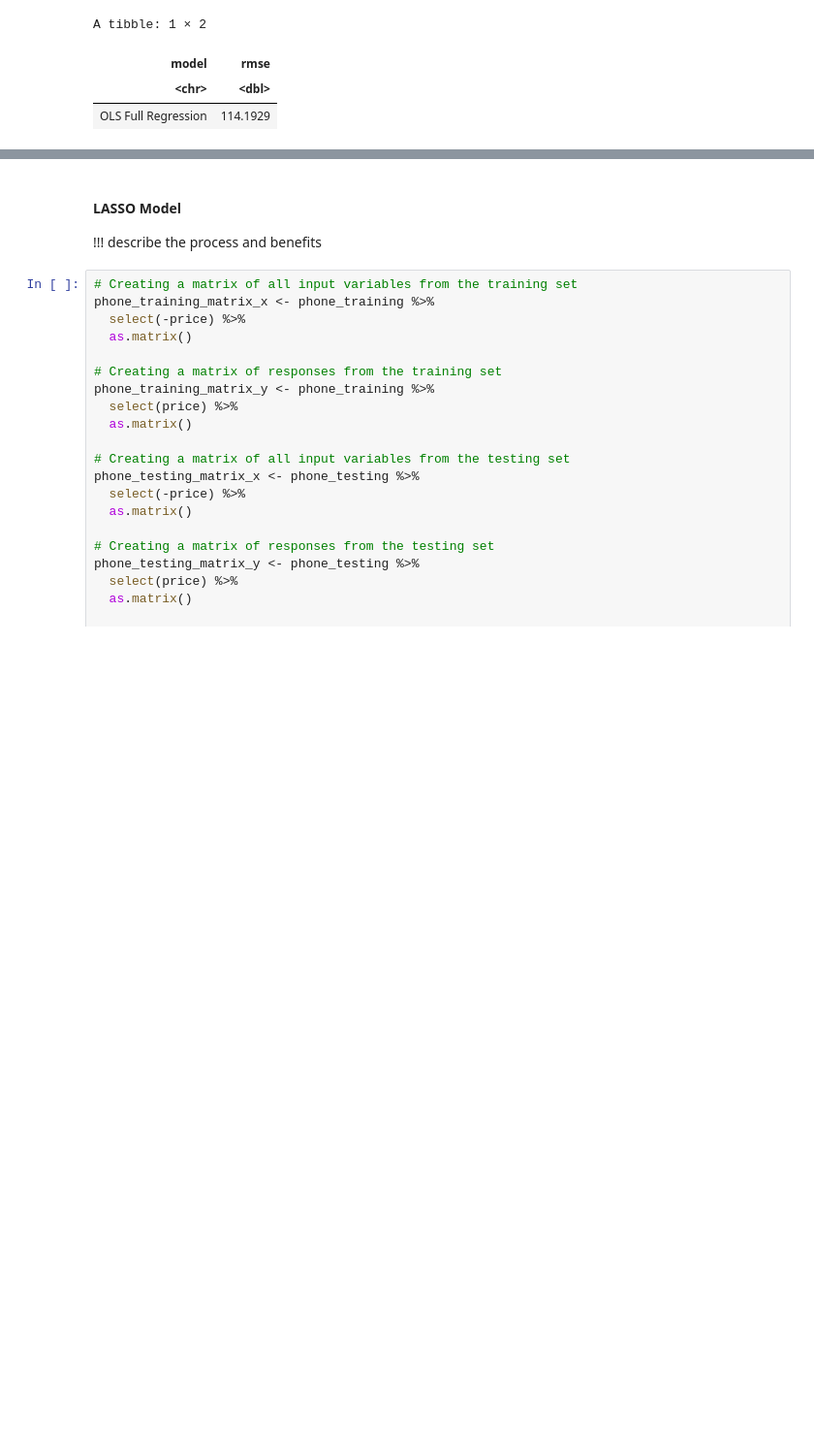
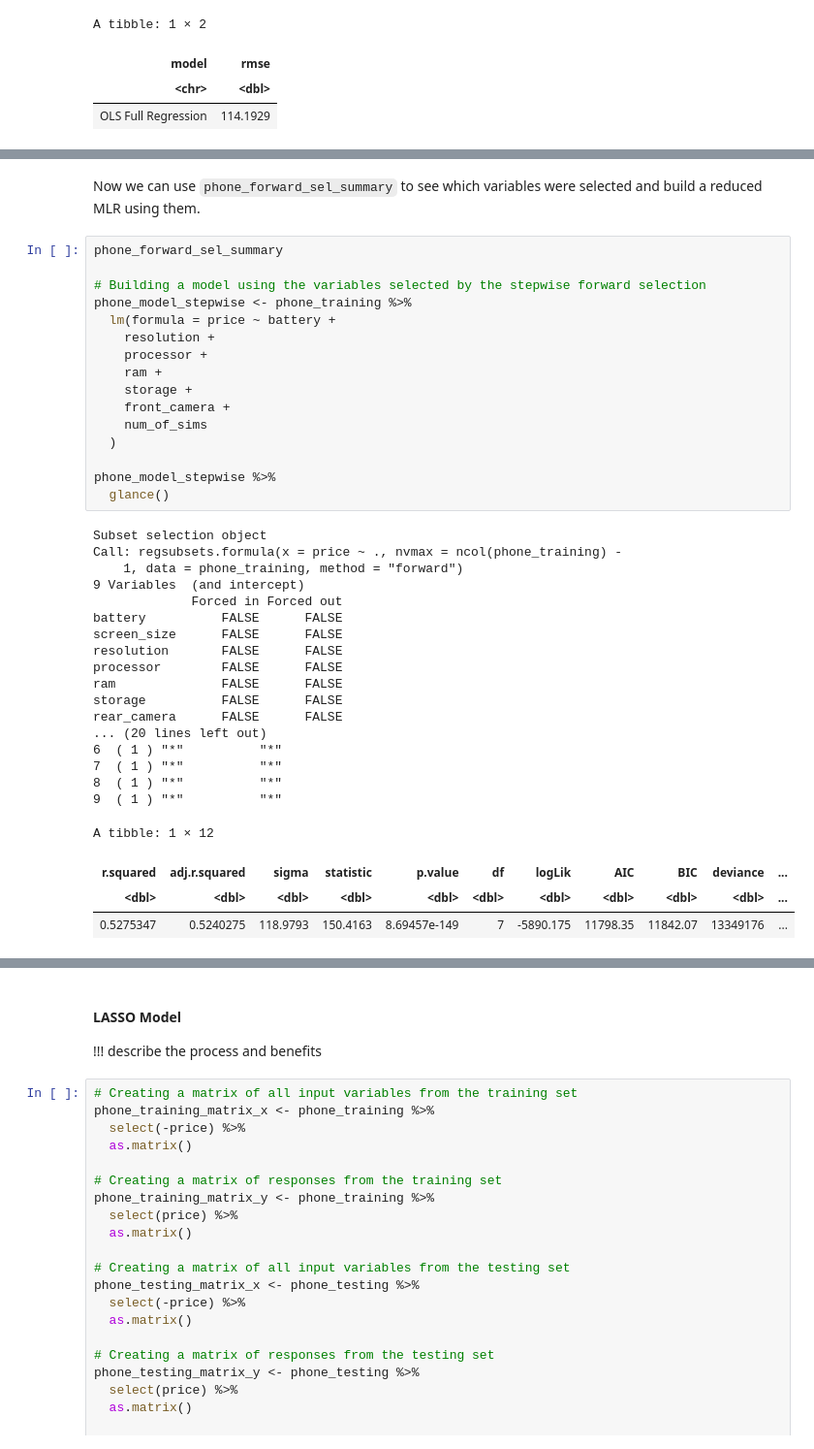
Before and after one commit to Ihor16/stat-301-project, a Jupyter notebook: FinalReport.ipynb, the cells around one changed output, grey strips where cells are left out. Shown at 97% size. Saved outputs shown, nothing was run; the diff lists cells and outputs as text; blank space fills up the shorter version.

```diff
--- a/FinalReport.ipynb
+++ b/FinalReport.ipynb
@@ -629,0 +574,40 @@ A tibble: 2 × 2
+# %% [markdown]
+Now we can use `phone_forward_sel_summary` to see which variables were selected and build a reduced MLR using them.
+# %%
+phone_forward_sel_summary
+
+# Building a model using the variables selected by the stepwise forward selection
+phone_model_stepwise <- phone_training %>%
+  lm(formula = price ~ battery +
+    resolution +
+    processor +
+    ram +
+    storage +
+    front_camera +
+    num_of_sims
+  )
+
+phone_model_stepwise %>%
+  glance()
+# %% [output]
+Subset selection object
+Call: regsubsets.formula(x = price ~ ., nvmax = ncol(phone_training) -
+    1, data = phone_training, method = "forward")
+9 Variables  (and intercept)
+             Forced in Forced out
+battery          FALSE      FALSE
+screen_size      FALSE      FALSE
+resolution       FALSE      FALSE
+processor        FALSE      FALSE
+ram              FALSE      FALSE
+storage          FALSE      FALSE
+rear_camera      FALSE      FALSE
+... (20 lines left out)
+6  ( 1 ) "*"          "*"
+7  ( 1 ) "*"          "*"
+8  ( 1 ) "*"          "*"
+9  ( 1 ) "*"          "*"
+A tibble: 1 × 12
+| r.squared | adj.r.squared | sigma | statistic | p.value | df | logLik | AIC | BIC | deviance | ... |
+| <dbl> | <dbl> | <dbl> | <dbl> | <dbl> | <dbl> | <dbl> | <dbl> | <dbl> | <dbl> | ... |
+| 0.5275347 | 0.5240275 | 118.9793 | 150.4163 | 8.69457e-149 | 7 | -5890.175 | 11798.35 | 11842.07 | 13349176 | ... |
```
Also changed, not shown: parts of 18 cells of this notebook.
